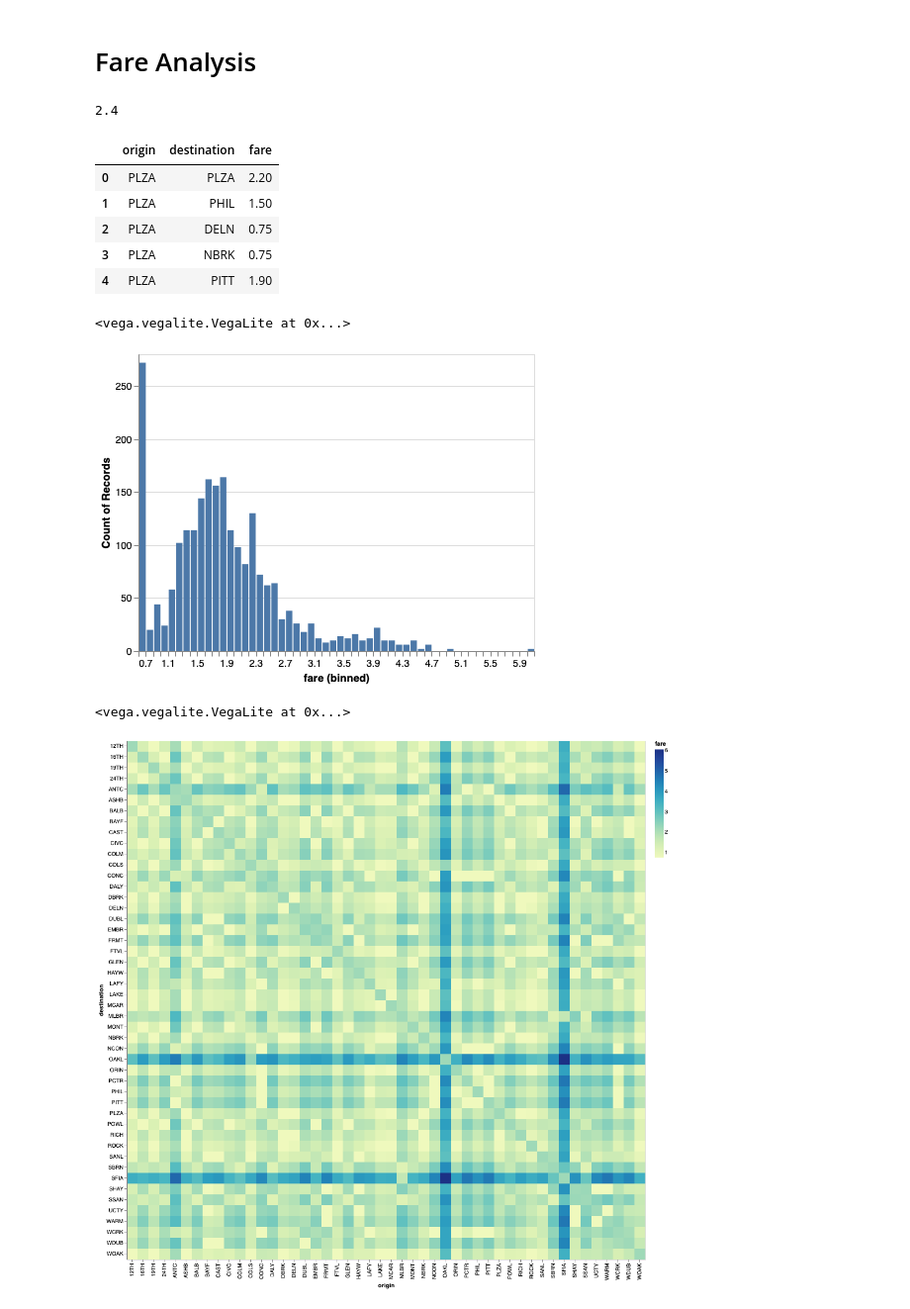
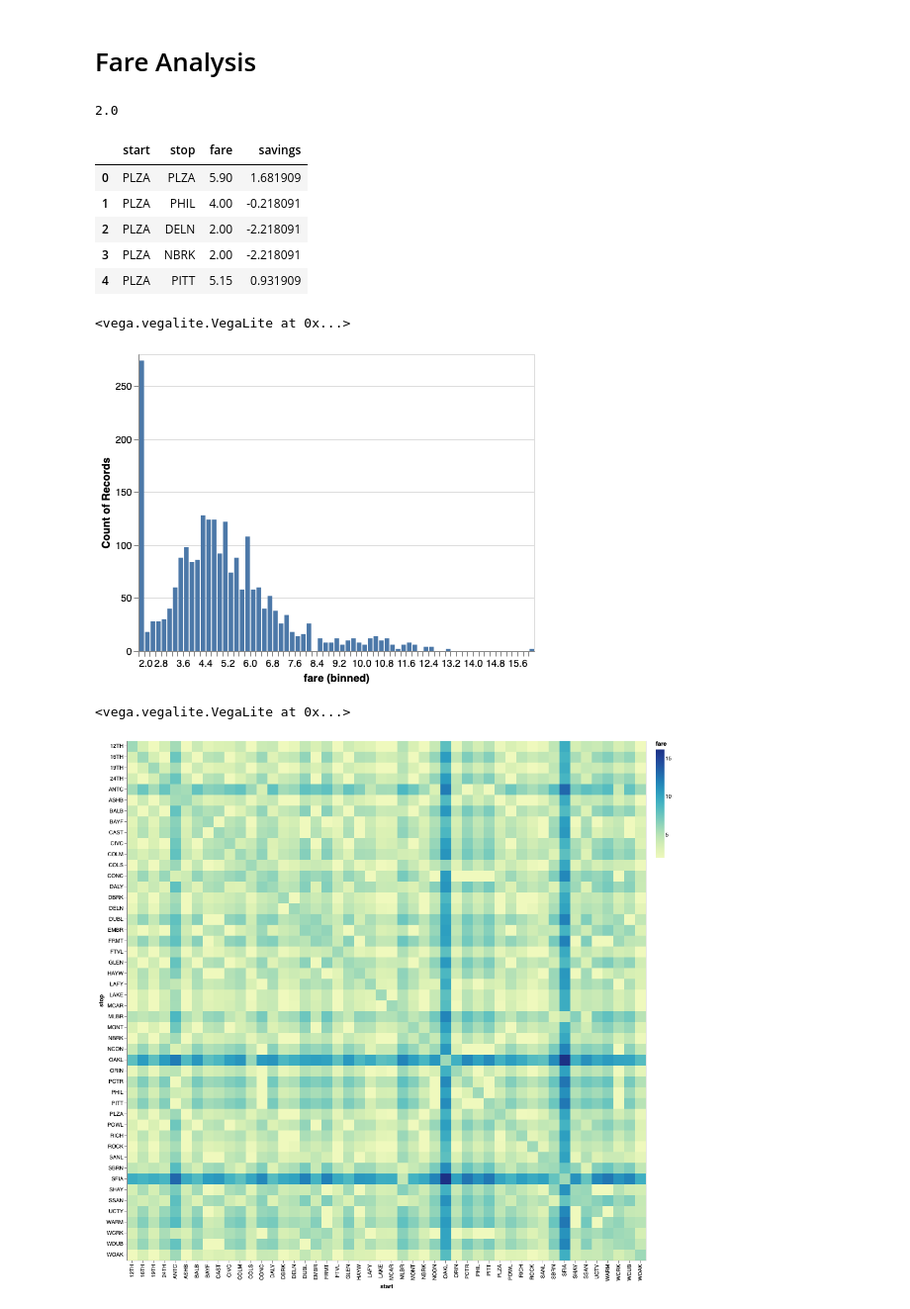
Before and after one commit to audy/bart-analysis, a Jupyter notebook: barts.ipynb, the cells around one changed output. Shown at 99% size. Cells and saved outputs as stored; diff of their text form; code cells hidden in the pictures.

Commit message:
fixes fare fetching

```diff
--- a/barts.ipynb
+++ b/barts.ipynb
@@ -122,31 +125,28 @@ def get_fare(origin, destination):
     except json.decoder.JSONDecodeError:
         return None
     else:
-        return float(dat['root']['trip']['discount']['clipper'])
+        return float([f for f in dat["root"]["fares"]["fare"] if f["@name"] == "Clipper"][0]['@amount'])
+
+
+get_fare("RICH", "PLZA")
+# %% [output]
+2.0
-# %%
-get_fare('24TH', 'DUBL')
-# %% [output]
-2.4
 # %%
 bart_fares = pd.DataFrame(
     [
-        {
-            "start": origin,
-            "stop": destination,
-            "fare": get_fare(origin, destination),
-        }
+        {"start": origin, "stop": destination, "fare": get_fare(origin, destination),}
         for origin, destination in list(itertools.product(stations, stations))
     ]
 )
 # %%
 bart_fares.head()
 # %% [output]
-|  | origin | destination | fare |
-| 0 | PLZA | PLZA | 2.20 |
-| 1 | PLZA | PHIL | 1.50 |
-| 2 | PLZA | DELN | 0.75 |
-| 3 | PLZA | NBRK | 0.75 |
-| 4 | PLZA | PITT | 1.90 |
+|  | start | stop | fare | savings |
+| 0 | PLZA | PLZA | 5.90 | 1.681909 |
+| 1 | PLZA | PHIL | 4.00 | -0.218091 |
+| 2 | PLZA | DELN | 2.00 | -2.218091 |
+| 3 | PLZA | NBRK | 2.00 | -2.218091 |
+| 4 | PLZA | PITT | 5.15 | 0.931909 |
 # %%
 alt.Chart(
     bart_fares
@@ -156,17 +156,14 @@ alt.Chart(
 )
 # %% [output]
 <vega.vegalite.VegaLite at 0x...>
-[figure, old version]
+[figure, new version]
 # %%
 alt.Chart(bart_fares).mark_rect().encode(
-    x="origin:O",
-    y="destination:O",
-    color=alt.Color("fare"),
-    tooltip=["origin", "destination", "fare"],
+    x="start:O", y="stop:O", color=alt.Color("fare"), tooltip=["start", "stop", "fare"],
 )
 # %% [output]
 <vega.vegalite.VegaLite at 0x...>
-[figure, old version]
+[figure, new version]
 # %%
 bart_fares_rides = bart_fares.merge(totaled, on=["start", "stop"])
 bart_fares_rides["revenue"] = bart_fares_rides["fare"] * bart_fares_rides["rides"]
```
Also changed, not shown: parts of 16 cells of this notebook.
